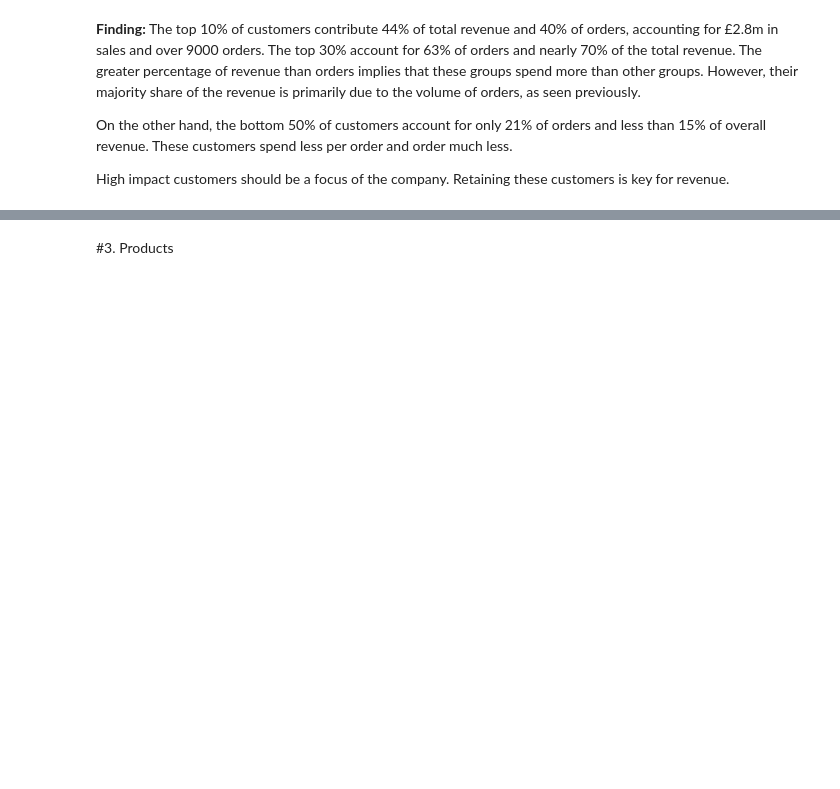
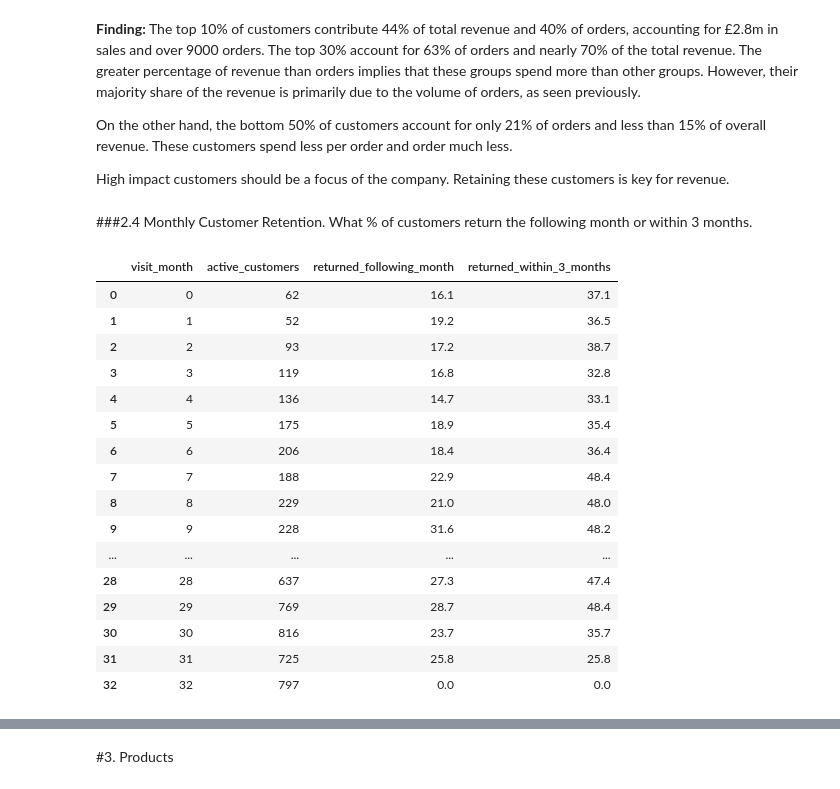
Before and after one commit to LSRajan/valley-outfitters-analysis, a Jupyter notebook: notebooks/03_Analysis.ipynb, the cells around one changed output, grey strips where cells are left out. Saved outputs shown, nothing was run; the diff lists cells and outputs as text; code cells hidden in the pictures; blank space fills up the shorter version.

Commit message:
Finished exploration. Added monthly and cohort retention analysis. Added Key Findings section

```diff
--- a/notebooks/03_Analysis.ipynb
+++ b/notebooks/03_Analysis.ipynb
@@ -503,3 +496,72 @@ ORDER BY percentile_group_x10
 On the other hand, the bottom 50% of customers account for only 21% of orders and less than 15% of overall revenue. These customers spend less per order and order much less.
 
 High impact customers should be a focus of the company. Retaining these customers is key for revenue.
+# %% [markdown]
+###2.4 Monthly Customer Retention. What % of customers return the following month or within 3 months.
+# %%
+con.query(
+"""
+WITH visit_log AS (
+  SELECT
+    c.customer_id,
+    date_diff('month', '2024-01-01', order_date) AS visit_month
+  FROM customers c
+  JOIN orders o
+    ON c.customer_id = o.customer_id
+    AND o.status != 'cancelled'
+    AND o.order_date IS NOT NULL
+  GROUP BY 1,2
+  ORDER BY 1,2
+),
+time_lapse AS (
+    SELECT customer_id,
+           visit_month,
+           LEAD(visit_month, 1) OVER (PARTITION BY customer_id ORDER BY customer_id, visit_month) AS next_visit
+    FROM visit_log
+),
+time_diff_calculated AS(
+    SELECT customer_id,
+           visit_month,
+           next_visit,
+           next_visit - visit_month AS time_diff
+    FROM time_lapse
+),
+customers_categorized AS(
+  SELECT customer_id,
+    visit_month,
+    CASE
+      WHEN time_diff = 1 THEN 'retained'
+      WHEN time_diff <= 3 THEN 'returned_within_3_months'
+      WHEN time_diff > 3 THEN 'lagger'
+      WHEN time_diff IS NULL THEN 'not returned yet/lost'
+      END AS cust_type
+  FROM time_diff_calculated
+)
+
+SELECT visit_month,
+  COUNT(customer_id) AS active_customers,
+  ROUND(SUM(CASE WHEN cust_type = 'retained' THEN 1 ELSE 0 END)/COUNT(customer_id)*100, 1) AS returned_following_month,
+  ROUND(SUM(CASE WHEN cust_type = 'retained' or cust_type = 'returned_within_3_months' THEN 1 ELSE 0 END)/COUNT(customer_id)*100, 1) AS returned_within_3_months
+FROM customers_categorized
+GROUP BY 1
+ORDER BY 1
+"""
+).df()
+# %% [output]
+|  | visit_month | active_customers | returned_following_month | returned_within_3_months |
+| 0 | 0 | 62 | 16.1 | 37.1 |
+| 1 | 1 | 52 | 19.2 | 36.5 |
+| 2 | 2 | 93 | 17.2 | 38.7 |
+| 3 | 3 | 119 | 16.8 | 32.8 |
+| 4 | 4 | 136 | 14.7 | 33.1 |
+| 5 | 5 | 175 | 18.9 | 35.4 |
+| 6 | 6 | 206 | 18.4 | 36.4 |
+| 7 | 7 | 188 | 22.9 | 48.4 |
+| 8 | 8 | 229 | 21.0 | 48.0 |
+| 9 | 9 | 228 | 31.6 | 48.2 |
+| ... | ... | ... | ... | ... |
+| 28 | 28 | 637 | 27.3 | 47.4 |
+| 29 | 29 | 769 | 28.7 | 48.4 |
+| 30 | 30 | 816 | 23.7 | 35.7 |
+| 31 | 31 | 725 | 25.8 | 25.8 |
+| 32 | 32 | 797 | 0.0 | 0.0 |
```
Also changed, not shown: parts of 24 cells of this notebook.
